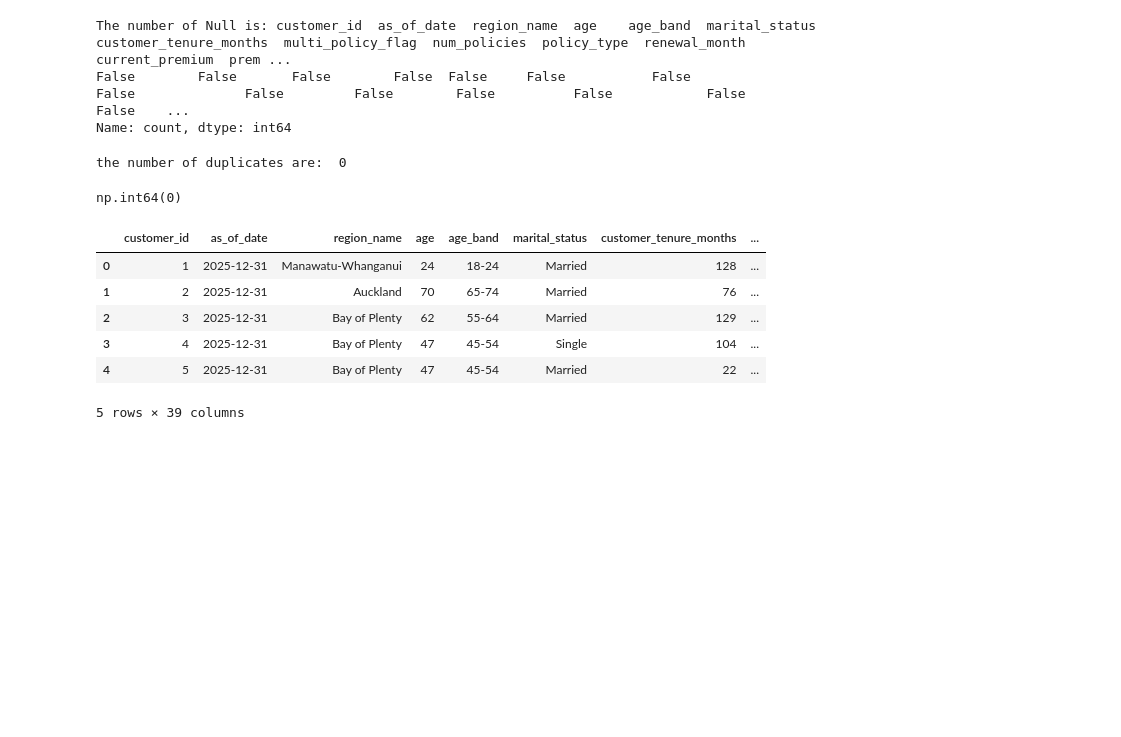
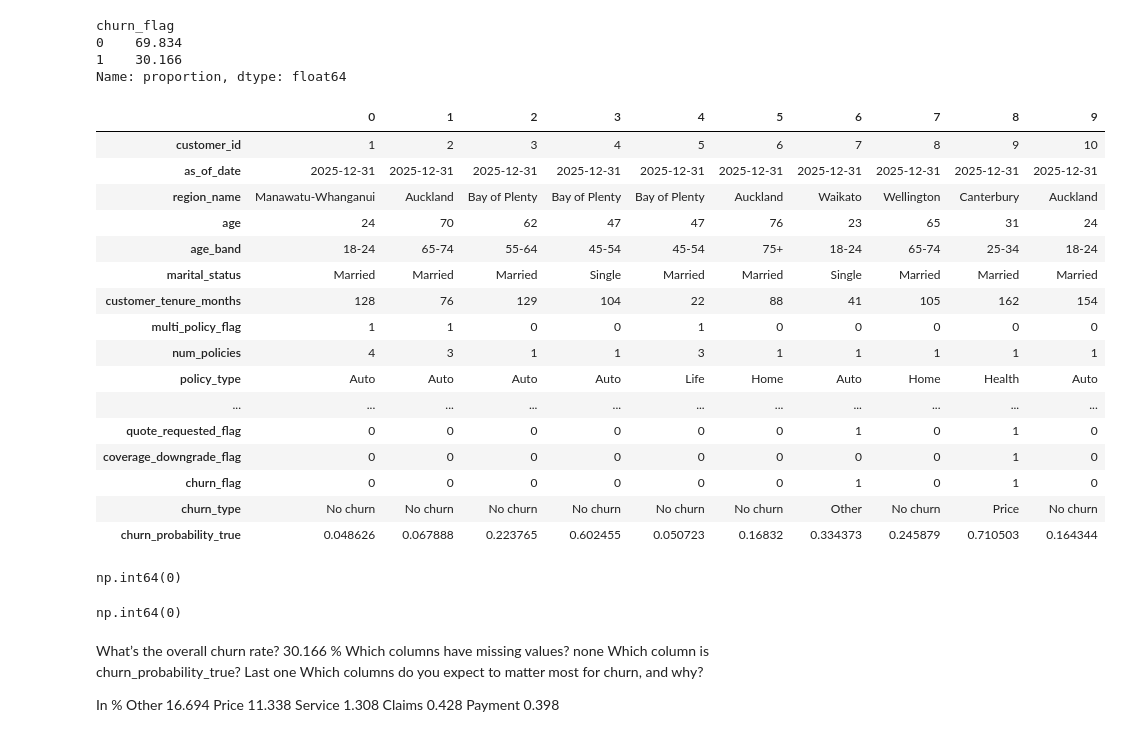
Before and after one commit to maxinb1/insurance-churn-analysis, a Jupyter notebook: notebook/churn-data.ipynb, the cells around one changed output. Saved outputs shown, nothing was run; the diff lists cells and outputs as text; code cells hidden in the pictures; blank space fills up the shorter version.

```diff
--- a/notebook/churn-data.ipynb
+++ b/notebook/churn-data.ipynb
@@ -54,24 +54,32 @@ df.describe().T
-# %%
-df.isna().value_counts()
-# %% [output]
-The number of Null is: customer_id  as_of_date  region_name  age    age_band  marital_status  customer_tenure_months  multi_policy_flag  num_policies  policy_type  renewal_month  current_premium  prem ...
-False        False       False        False  False     False           False                   False              False         False        False          False            False              False    ...
-Name: count, dtype: int64
-# %%
-print("The number of duplicates are: ", df.duplicated().sum())
-# %% [output]
-the number of duplicates are:  0
+# %%
+# churn_flag,"Target label: 1 = churned at renewal, 0 = retained"
+df["churn_flag"].value_counts(normalize=True) * 100
+# %% [output]
+churn_flag
+0    69.834
+1    30.166
+Name: proportion, dtype: float64
+# %%
+df.head(10).T
+# %% [output]
+|  | 0 | 1 | 2 | 3 | 4 | 5 | 6 | 7 | 8 | 9 |
+| customer_id | 1 | 2 | 3 | 4 | 5 | 6 | 7 | 8 | 9 | 10 |
+| as_of_date | 2025-12-31 | 2025-12-31 | 2025-12-31 | 2025-12-31 | 2025-12-31 | 2025-12-31 | 2025-12-31 | 2025-12-31 | 2025-12-31 | 2025-12-31 |
+| region_name | Manawatu-Whanganui | Auckland | Bay of Plenty | Bay of Plenty | Bay of Plenty | Auckland | Waikato | Wellington | Canterbury | Auckland |
+| age | 24 | 70 | 62 | 47 | 47 | 76 | 23 | 65 | 31 | 24 |
+| age_band | 18-24 | 65-74 | 55-64 | 45-54 | 45-54 | 75+ | 18-24 | 65-74 | 25-34 | 18-24 |
+| marital_status | Married | Married | Married | Single | Married | Married | Single | Married | Married | Married |
+| customer_tenure_months | 128 | 76 | 129 | 104 | 22 | 88 | 41 | 105 | 162 | 154 |
+| multi_policy_flag | 1 | 1 | 0 | 0 | 1 | 0 | 0 | 0 | 0 | 0 |
+| num_policies | 4 | 3 | 1 | 1 | 3 | 1 | 1 | 1 | 1 | 1 |
+| policy_type | Auto | Auto | Auto | Auto | Life | Home | Auto | Home | Health | Auto |
+| ... | ... | ... | ... | ... | ... | ... | ... | ... | ... | ... |
+| quote_requested_flag | 0 | 0 | 0 | 0 | 0 | 0 | 1 | 0 | 1 | 0 |
+| coverage_downgrade_flag | 0 | 0 | 0 | 0 | 0 | 0 | 0 | 0 | 1 | 0 |
+| churn_flag | 0 | 0 | 0 | 0 | 0 | 0 | 1 | 0 | 1 | 0 |
+| churn_type | No churn | No churn | No churn | No churn | No churn | No churn | Other | No churn | Price | No churn |
+| churn_probability_true | 0.048626 | 0.067888 | 0.223765 | 0.602455 | 0.050723 | 0.16832 | 0.334373 | 0.245879 | 0.710503 | 0.164344 |
 # %%
 df.duplicated().sum()
 # %% [output]
 np.int64(0)
-# %%
-df.head()
-# %% [output]
-|  | customer_id | as_of_date | region_name | age | age_band | marital_status | customer_tenure_months | ... |
-| 0 | 1 | 2025-12-31 | Manawatu-Whanganui | 24 | 18-24 | Married | 128 | ... |
-| 1 | 2 | 2025-12-31 | Auckland | 70 | 65-74 | Married | 76 | ... |
-| 2 | 3 | 2025-12-31 | Bay of Plenty | 62 | 55-64 | Married | 129 | ... |
-| 3 | 4 | 2025-12-31 | Bay of Plenty | 47 | 45-54 | Single | 104 | ... |
-| 4 | 5 | 2025-12-31 | Bay of Plenty | 47 | 45-54 | Married | 22 | ... |
-5 rows × 39 columns
@@ -80,0 +86,16 @@ df.head()
+# %%
+df.isna().sum().sum()
+# %% [output]
+np.int64(0)
+# %% [markdown]
+What’s the overall churn rate? 30.166 %
+Which columns have missing values? none
+Which column is churn_probability_true? Last one
+Which columns do you expect to matter most for churn, and why?
+
+In %
+Other       16.694
+Price       11.338
+Service      1.308
+Claims       0.428
+Payment      0.398
```
Also changed, not shown: parts of 5 cells of this notebook.
